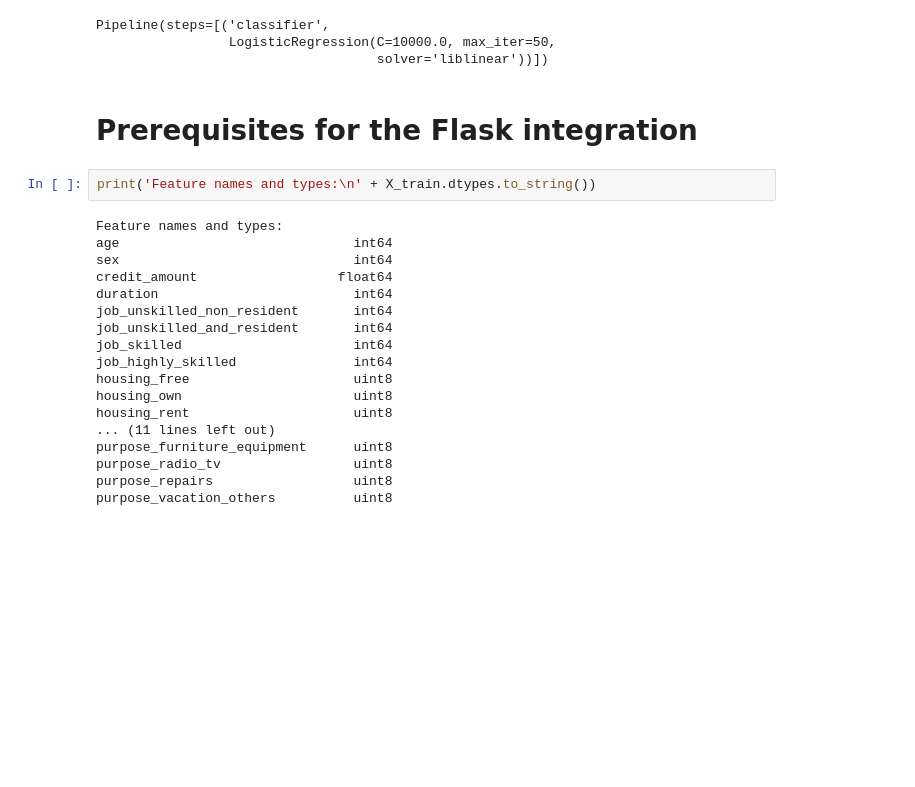
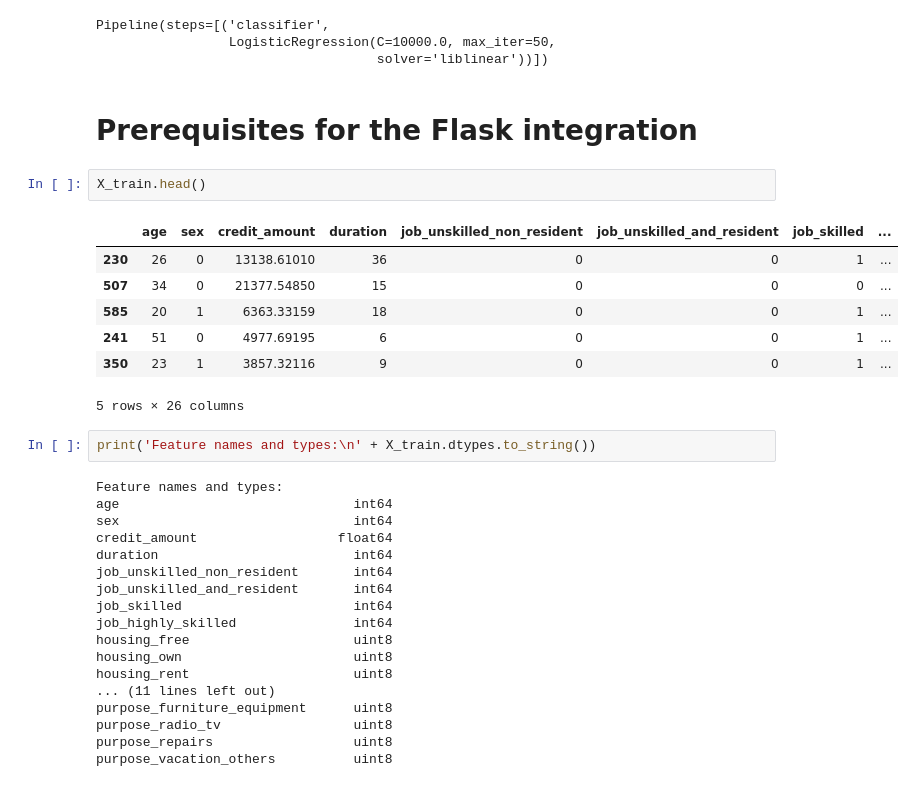
Before and after one commit to fpkh/hse_coursework_logreg, a Jupyter notebook: notebook.ipynb, the cells around one changed output. Saved outputs shown, nothing was run; the diff lists cells and outputs as text; blank space fills up the shorter version.

```diff
--- a/notebook.ipynb
+++ b/notebook.ipynb
@@ -747,6 +709,16 @@ Pipeline(steps=[('classifier',
                                     solver='liblinear'))])
 # %% [markdown]
 # Prerequisites for the Flask integration
+# %%
+X_train.head()
+# %% [output]
+|  | age | sex | credit_amount | duration | job_unskilled_non_resident | job_unskilled_and_resident | job_skilled | ... |
+| 230 | 26 | 0 | 13138.61010 | 36 | 0 | 0 | 1 | ... |
+| 507 | 34 | 0 | 21377.54850 | 15 | 0 | 0 | 0 | ... |
+| 585 | 20 | 1 | 6363.33159 | 18 | 0 | 0 | 1 | ... |
+| 241 | 51 | 0 | 4977.69195 | 6 | 0 | 0 | 1 | ... |
+| 350 | 23 | 1 | 3857.32116 | 9 | 0 | 0 | 1 | ... |
+5 rows × 26 columns
 # %%
 print('Feature names and types:\n' + X_train.dtypes.to_string())
 # %% [output]
```
Also changed, not shown: parts of 14 cells of this notebook, 4 other files.
